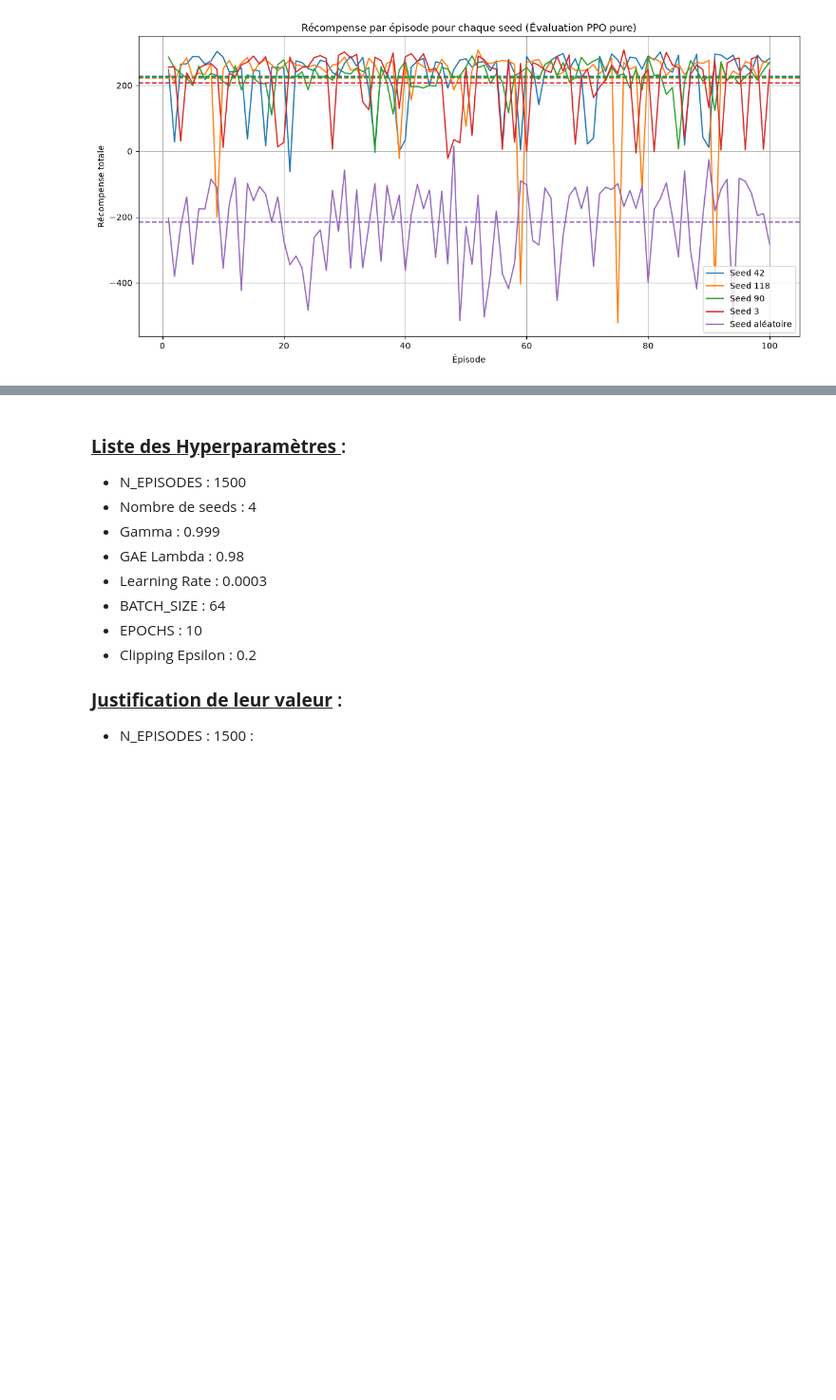
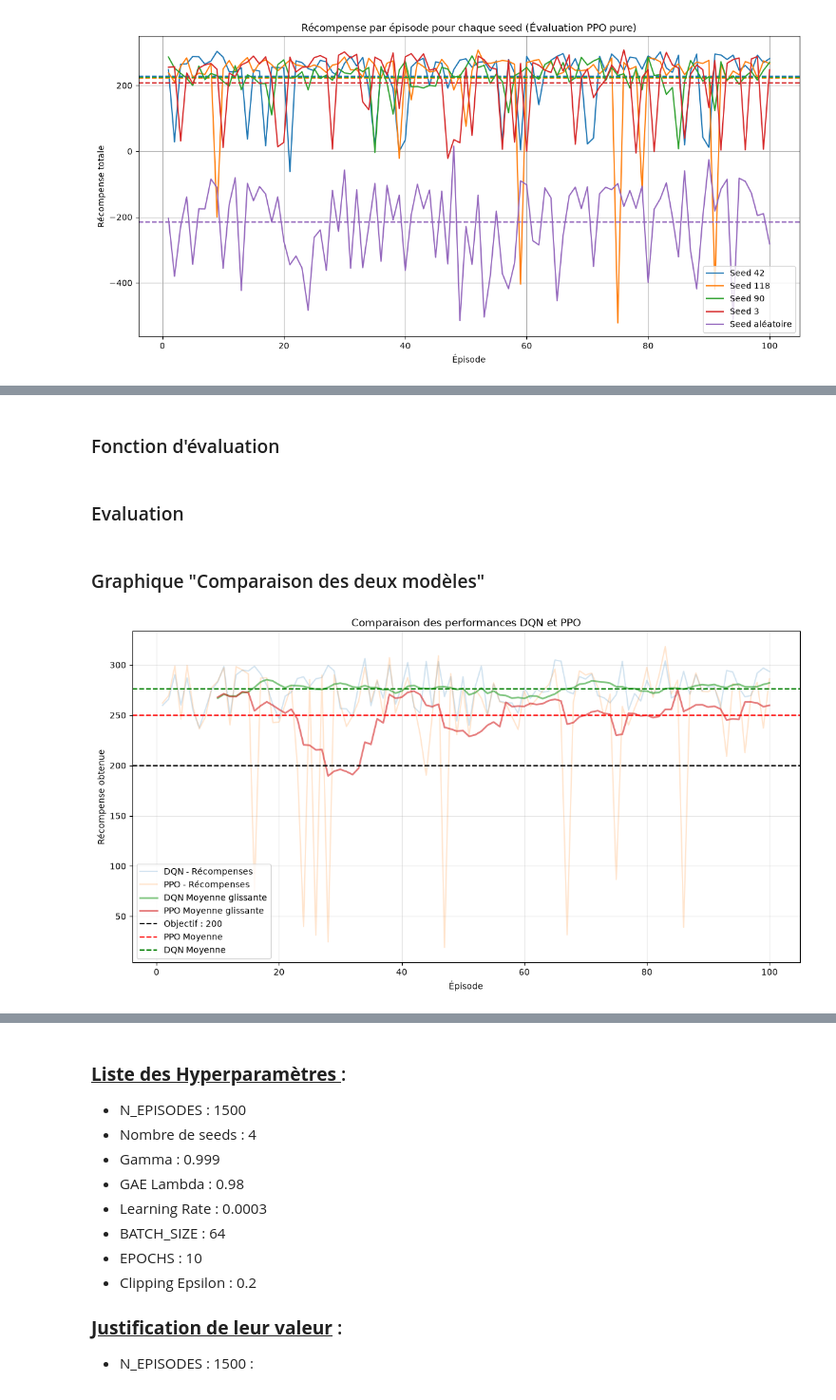
Before and after one commit to BastianHanart/Startrek, a Jupyter notebook: ppo.ipynb, the cells around one changed output, grey strips where cells are left out. Shown at 95% size. Saved outputs shown, nothing was run; the diff lists cells and outputs as text; code cells hidden in the pictures; blank space fills up the shorter version.

Commit message:
[+] Ajout modèle de comparaison | [~] Ajout création des dossier si pas existant

```diff
--- a/ppo.ipynb
+++ b/ppo.ipynb
@@ -729,0 +790,2 @@ env.close()
+# %% [markdown]
+### Fonction d'évaluation
@@ -729,0 +835,43 @@ env.close()
+# %% [markdown]
+### Evaluation
+# %%
+env = gym.make("LunarLander-v3")
+
+rewards_dqn, steps_dqn = evaluate_model(env, model_dqn, "DQN", 100)
+rewards_ppo, steps_ppo = evaluate_model(env, model_ppo, "PPO", 100)
+
+env.close()
+# %% [markdown]
+### Graphique "Comparaison des deux modèles"
+# %%
+episodes = range(1, 101)
+
+plt.figure(figsize=(14, 7))
+
+# Récompenses brutes
+plt.plot(episodes, rewards_dqn, alpha=0.2, label="DQN - Récompenses")
+plt.plot(episodes, rewards_ppo, alpha=0.2, label="PPO - Récompenses")
+
+# Moyennes glissantes sur 10 épisodes
+moving_dqn = np.convolve(rewards_dqn, np.ones(10) / 10, mode="valid")
+moving_ppo = np.convolve(rewards_ppo, np.ones(10) / 10, mode="valid")
+
+moving_average_ppo = np.convolve(rewards_ppo, np.ones(len(episodes)) / 100, mode="valid")
+moving_average_dqn = np.convolve(rewards_dqn, np.ones(len(episodes)) / 100, mode="valid")
+
+plt.plot(range(10, 101), moving_dqn, alpha=0.6, linewidth=2, label="DQN Moyenne glissante")
+plt.plot(range(10, 101), moving_ppo, alpha=0.6, linewidth=2, label="PPO Moyenne glissante")
+
+# Objectif de réussite
+plt.axhline(y=200, linestyle="--", color="black", label="Objectif : 200")
+plt.axhline(y=moving_average_ppo,linestyle="--", color="red", label="PPO Moyenne")
+plt.axhline(y=moving_average_dqn,linestyle="--", color="green", label="DQN Moyenne")
+
+plt.xlabel("Épisode")
+plt.ylabel("Récompense obtenue")
+plt.title("Comparaison des performances DQN et PPO")
+plt.legend()
+plt.grid(alpha=0.3)
+plt.show()
+# %% [output]
+[figure, added]
```
Also changed, not shown: parts of 6 cells of this notebook, 2 other files.
